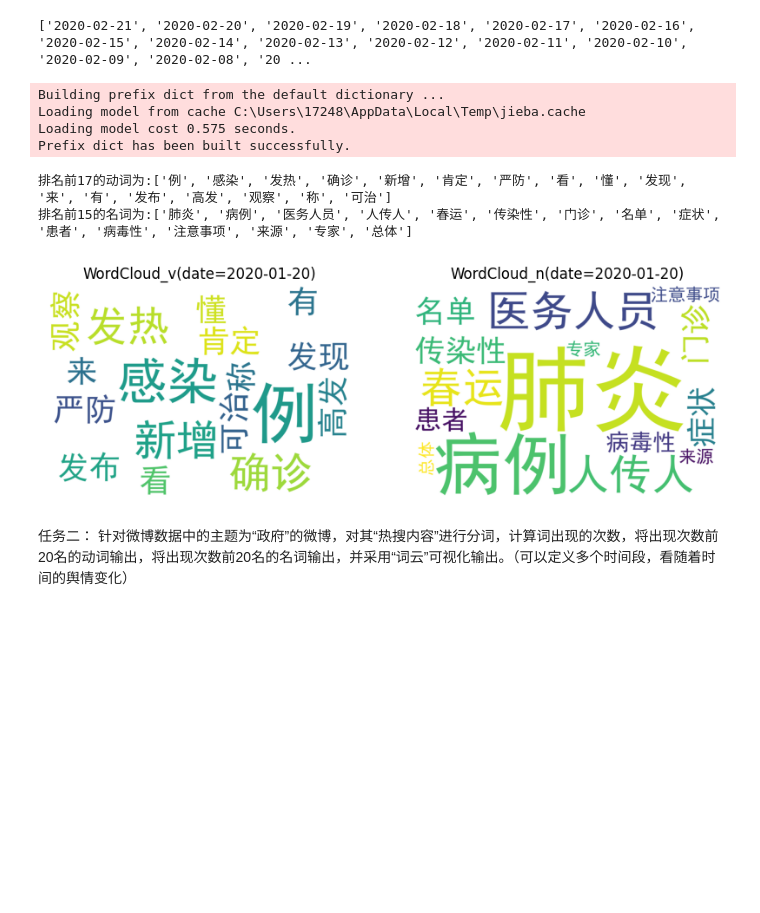
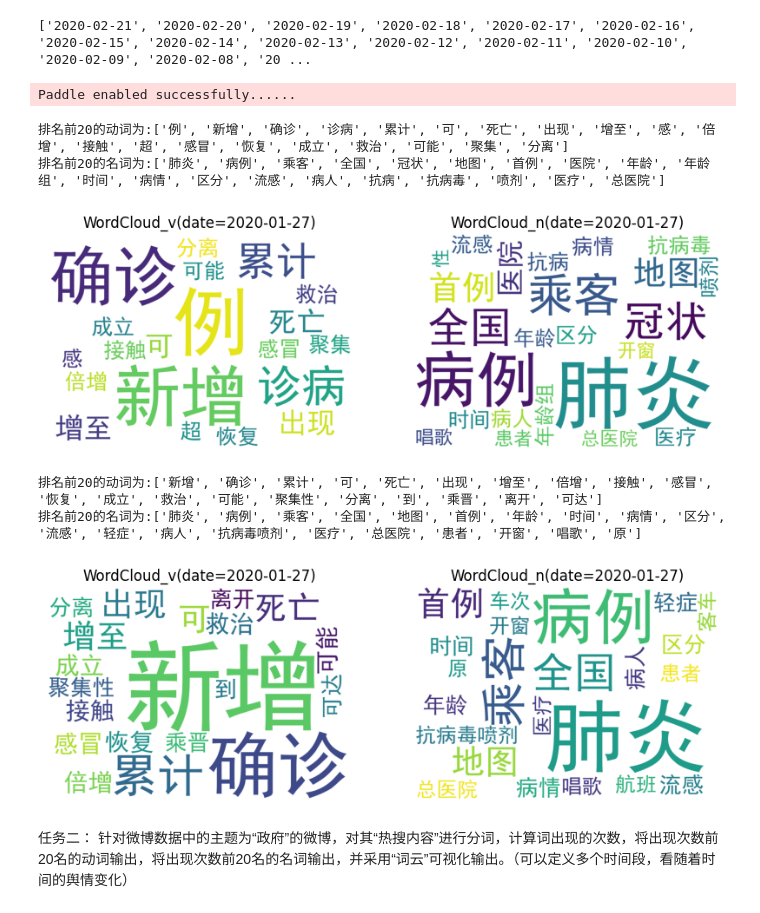
Before and after one commit to liu33333/NLP_exp1, a Jupyter notebook: code.ipynb, the cells around one changed output. Cells and saved outputs as stored; diff of their text form; code cells hidden in the pictures; blank space fills up the shorter version.

```diff
--- a/code.ipynb
+++ b/code.ipynb
@@ -34,13 +35,17 @@ print(time)
 # %% [output]
 ['2020-02-21', '2020-02-20', '2020-02-19', '2020-02-18', '2020-02-17', '2020-02-16', '2020-02-15', '2020-02-14', '2020-02-13', '2020-02-12', '2020-02-11', '2020-02-10', '2020-02-09', '2020-02-08', '20 ...
 # %%
-entity_list = ['新型冠状病毒/8/nz', '冠状病毒/8/nz','疫情地图/8/nz','武汉肺炎/8/nz','人传人/8/n','病毒/8/nz','疫情/8/nz',
-               '病例','新冠/8/nz', 'SARS/8/nz','隔离', '口罩', '卫健委/5/nt','双黄连/8/nz','埃博拉/3/nz','瑞德西韦/5/nz',
-           '金银潭/5/nz','百步亭/5/nz','火神山/5/nz','雷神山/5/nz','张家界/5/ns', '小汤山/5/nz','威斯特丹号/5/nz','钻石公主号/5/nz',
-               '方舱医院/5/nz','同济医院/3/nz','协和医院/3/nz','紫外线', '蝙蝠/3/nz','酒精','消毒','确诊','连闯/2/v',
-               '康复/3/n','封城/3/n','汤圆/3/n', '武软/3/nt', '红十字会/3/nt', '马拉松/3/n', '小姐姐/3/r',
-               '医护人员/5/nr','医疗队/5/nr','医院院长/5/nr','张定宇/5/nr','护士/5/nr','医生/5/nr',
-               '钟南山/5/nr', '李兰娟/5/nr','李文亮/5/nr', '应勇/5/nr','王贺胜/5/nr', '王忠林/5/nr']
+entity_list = ['新型冠状病毒/8/nz', '冠状病毒/8/nz', '疫情地图/8/nz', '武汉肺炎/8/nz', '人传人/8/n', '病毒/8/nz',
+               '疫情/8/nz',
+               '病例', '新冠/8/nz', 'SARS/8/nz', '隔离', '口罩', '卫健委/5/nt', '双黄连/8/nz', '埃博拉/3/nz',
+               '瑞德西韦/5/nz',
+               '金银潭/5/nz', '百步亭/5/nz', '火神山/5/nz', '雷神山/5/nz', '张家界/5/ns', '小汤山/5/nz',
+               '威斯特丹号/5/nz', '钻石公主号/5/nz',
+               '方舱医院/5/nz', '同济医院/3/nz', '协和医院/3/nz', '紫外线', '蝙蝠/3/nz', '酒精', '消毒', '确诊',
+               '连闯/2/v',
+               '康复/3/n', '封城/3/n', '汤圆/3/n', '武软/3/nt', '红十字会/3/nt', '马拉松/3/n', '小姐姐/3/r',
+               '医护人员/5/nr', '医疗队/5/nr', '医院院长/5/nr', '张定宇/5/nr', '护士/5/nr', '医生/5/nr',
+               '钟南山/5/nr', '李兰娟/5/nr', '李文亮/5/nr', '应勇/5/nr', '王贺胜/5/nr', '王忠林/5/nr']
 for w in entity_list:
     #print(w)
     w_list = w.split('/')
@@ -53,9 +58,4 @@ for w in entity_list:
         tag = w_list[2]
     #jieba.add_word(w)
     jieba.add_word(w_list[0], freq=freq, tag=tag)
-# %% [output]
-Building prefix dict from the default dictionary ...
-Loading model from cache C:\Users\17248\AppData\Local\Temp\jieba.cache
-Loading model cost 0.575 seconds.
-Prefix dict has been built successfully.
 # %%
@@ -129,9 +144,13 @@ def show_weibo_cloud(time, year, month, date, key_word: str):
 # %%
-show_weibo_cloud(time, year='2020', month='01', date='20', key_word='疫情')
+show_weibo_cloud(time, year='2020', month='01', date='27', key_word='疫情')
 # %% [output]
-排名前17的动词为:['例', '感染', '发热', '确诊', '新增', '肯定', '严防', '看', '懂', '发现', '来', '有', '发布', '高发', '观察', '称', '可治']
-排名前15的名词为:['肺炎', '病例', '医务人员', '人传人', '春运', '传染性', '门诊', '名单', '症状', '患者', '病毒性', '注意事项', '来源', '专家', '总体']
+Paddle enabled successfully......
+排名前20的动词为:['例', '新增', '确诊', '诊病', '累计', '可', '死亡', '出现', '增至', '感', '倍增', '接触', '超', '感冒', '恢复', '成立', '救治', '可能', '聚集', '分离']
+排名前20的名词为:['肺炎', '病例', '乘客', '全国', '冠状', '地图', '首例', '医院', '年龄', '年龄组', '时间', '病情', '区分', '流感', '病人', '抗病', '抗病毒', '喷剂', '医疗', '总医院']
-[figure, old version]
+[figure, new version]
+排名前20的动词为:['新增', '确诊', '累计', '可', '死亡', '出现', '增至', '倍增', '接触', '感冒', '恢复', '成立', '救治', '可能', '聚集性', '分离', '到', '乘晋', '离开', '可达']
+排名前20的名词为:['肺炎', '病例', '乘客', '全国', '地图', '首例', '年龄', '时间', '病情', '区分', '流感', '轻症', '病人', '抗病毒喷剂', '医疗', '总医院', '患者', '开窗', '唱歌', '原']
+[figure, added]
 # %% [markdown]
 任务二：
 针对微博数据中的主题为“政府”的微博，对其“热搜内容”进行分词，计算词出现的次数，将出现次数前20名的动词输出，将出现次数前20名的名词输出，并采用“词云”可视化输出。（可以定义多个时间段，看随着时间的舆情变化）
```
Also changed, not shown: parts of 9 cells of this notebook.
